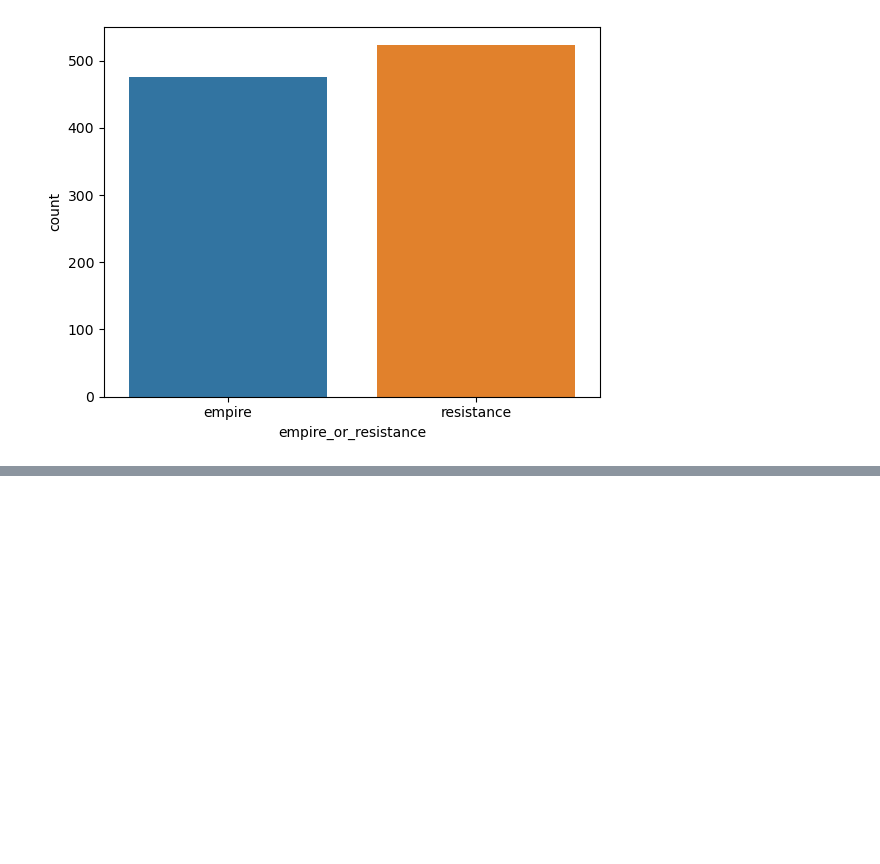
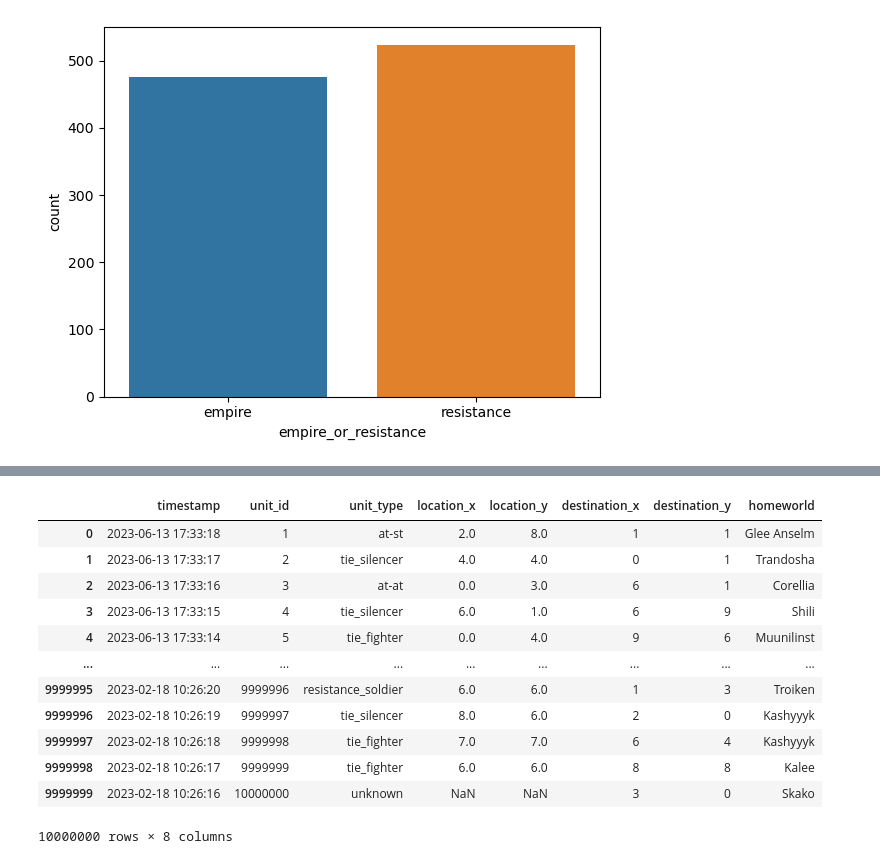
Before and after one commit to TallG1raffe/guided-project-3, a Jupyter notebook: prediction_model.ipynb, the cells around one changed output, grey strips where cells are left out. Saved outputs shown, nothing was run; the diff lists cells and outputs as text; code cells hidden in the pictures; blank space fills up the shorter version.

```diff
--- a/prediction_model.ipynb
+++ b/prediction_model.ipynb
@@ -164,0 +180,18 @@ with open(filename, 'wb') as file:
+# %%
+df_real2 = df_real.replace('invalid_unit', 'unknown')
+# %%
+df_real2
+# %% [output]
+|  | timestamp | unit_id | unit_type | location_x | location_y | destination_x | destination_y | homeworld |
+| 0 | 2023-06-13 17:33:18 | 1 | at-st | 2.0 | 8.0 | 1 | 1 | Glee Anselm |
+| 1 | 2023-06-13 17:33:17 | 2 | tie_silencer | 4.0 | 4.0 | 0 | 1 | Trandosha |
+| 2 | 2023-06-13 17:33:16 | 3 | at-at | 0.0 | 3.0 | 6 | 1 | Corellia |
+| 3 | 2023-06-13 17:33:15 | 4 | tie_silencer | 6.0 | 1.0 | 6 | 9 | Shili |
+| 4 | 2023-06-13 17:33:14 | 5 | tie_fighter | 0.0 | 4.0 | 9 | 6 | Muunilinst |
+| ... | ... | ... | ... | ... | ... | ... | ... | ... |
+| 9999995 | 2023-02-18 10:26:20 | 9999996 | resistance_soldier | 6.0 | 6.0 | 1 | 3 | Troiken |
+| 9999996 | 2023-02-18 10:26:19 | 9999997 | tie_silencer | 8.0 | 6.0 | 2 | 0 | Kashyyyk |
+| 9999997 | 2023-02-18 10:26:18 | 9999998 | tie_fighter | 7.0 | 7.0 | 6 | 4 | Kashyyyk |
+| 9999998 | 2023-02-18 10:26:17 | 9999999 | tie_fighter | 6.0 | 6.0 | 8 | 8 | Kalee |
+| 9999999 | 2023-02-18 10:26:16 | 10000000 | unknown | NaN | NaN | 3 | 0 | Skako |
+10000000 rows × 8 columns
```
Also changed, not shown: parts of 14 cells of this notebook, 3 other files.
